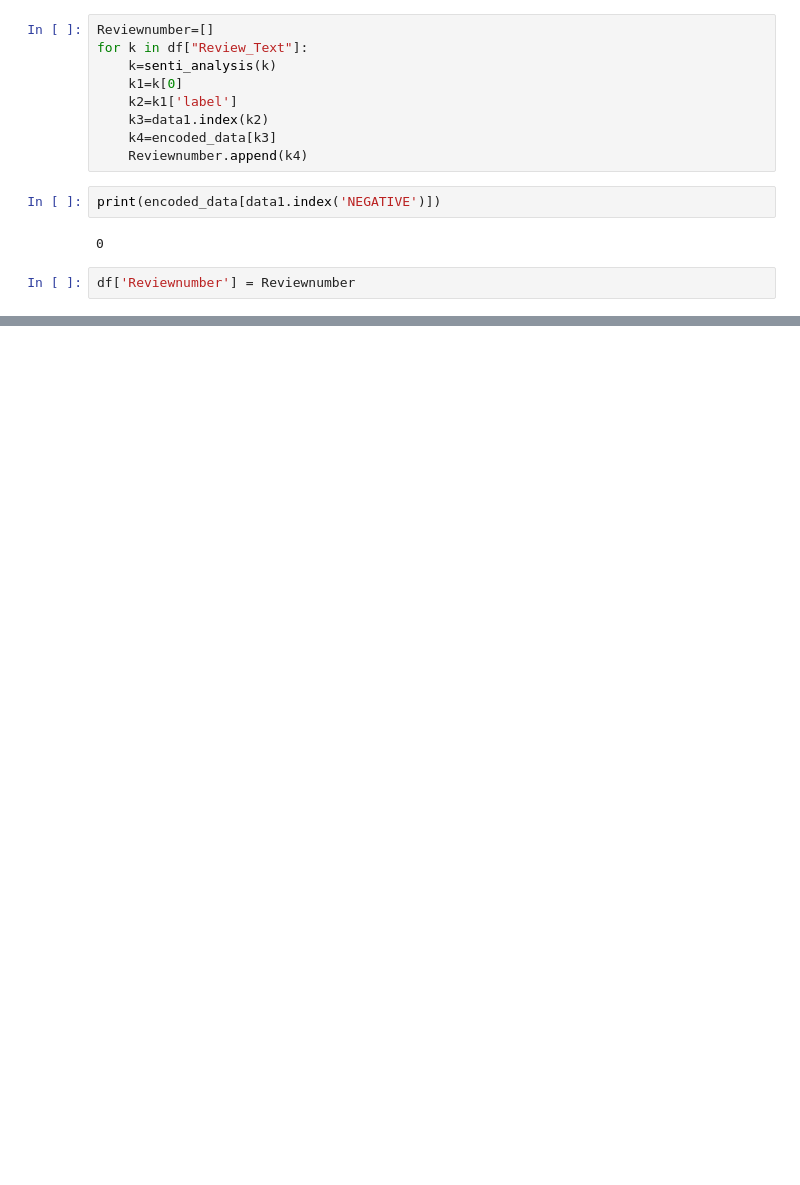
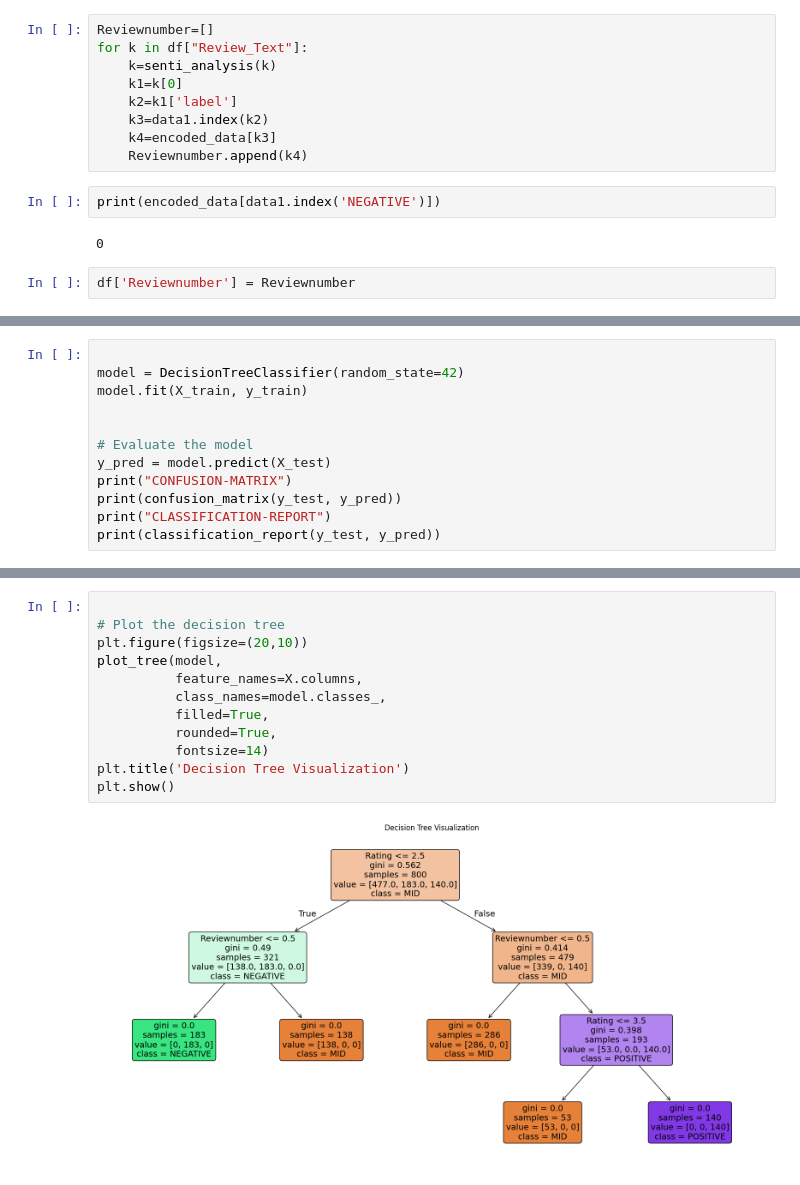
Before and after one commit to sriharinivaasan/FINALGUVIPROJECT, a Jupyter notebook: finalproj1.ipynb, the cells around one changed output, grey strips where cells are left out. Saved outputs shown, nothing was run; the diff lists cells and outputs as text; blank space fills up the shorter version.

```diff
--- a/finalproj1.ipynb
+++ b/finalproj1.ipynb
@@ -178,0 +138,12 @@ weighted avg       1.00      1.00      1.00       200
+# %%
+
+model = DecisionTreeClassifier(random_state=42)
+model.fit(X_train, y_train)
+
+
+# Evaluate the model
+y_pred = model.predict(X_test)
+print("CONFUSION-MATRIX")
+print(confusion_matrix(y_test, y_pred))
+print("CLASSIFICATION-REPORT")
+print(classification_report(y_test, y_pred))
@@ -178,0 +194,14 @@ weighted avg       1.00      1.00      1.00       200
+# %%
+
+# Plot the decision tree
+plt.figure(figsize=(20,10))
+plot_tree(model,
+          feature_names=X.columns,
+          class_names=model.classes_,
+          filled=True,
+          rounded=True,
+          fontsize=14)
+plt.title('Decision Tree Visualization')
+plt.show()
+# %% [output]
+[figure, added]
```
Also changed, not shown: parts of 31 cells of this notebook.
